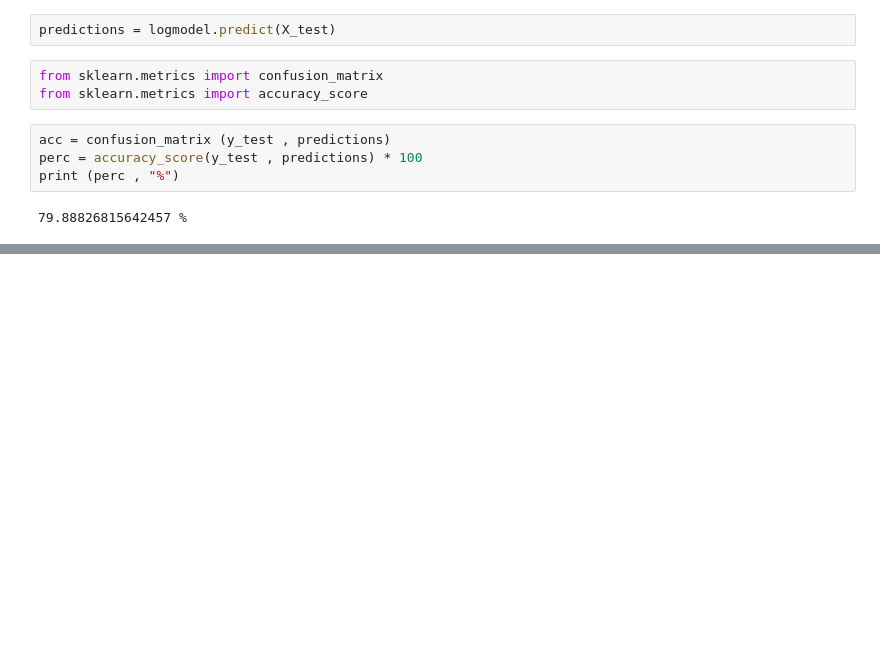
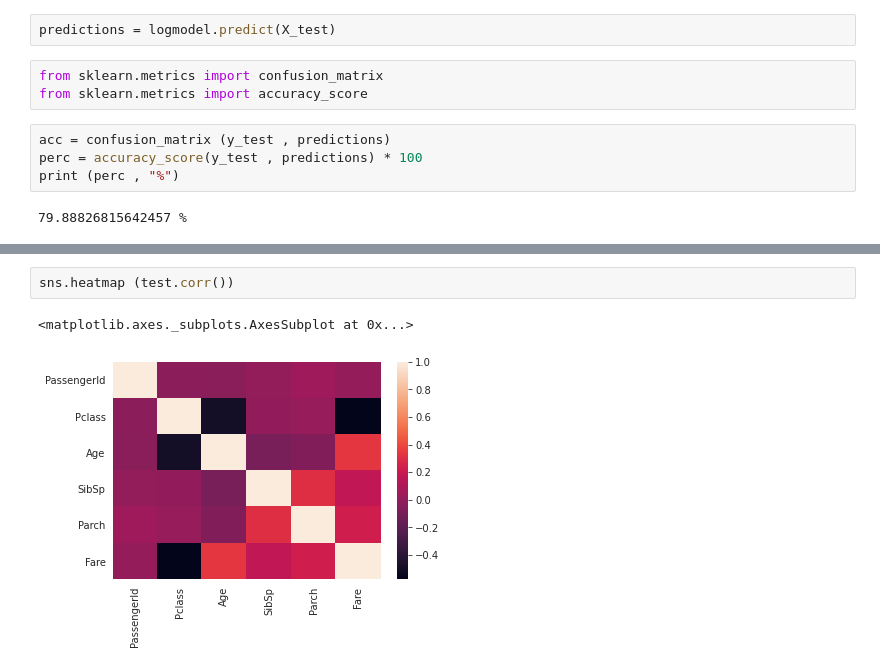
Before and after one commit to tikoosaksham/data_analysis, a Jupyter notebook: TITANIC.ipynb, the cells around one changed output, grey strips where cells are left out. Drawn from its saved outputs; the diff is of its cells as text; blank space fills up the shorter version.

```diff
--- a/TITANIC.ipynb
+++ b/TITANIC.ipynb
@@ -175,0 +194,5 @@ print (perc , "%")
+# %%
+sns.heatmap (test.corr())
+# %% [output]
+<matplotlib.axes._subplots.AxesSubplot at 0x...>
+[figure, added]
```
Also changed, not shown: parts of 20 cells of this notebook.
